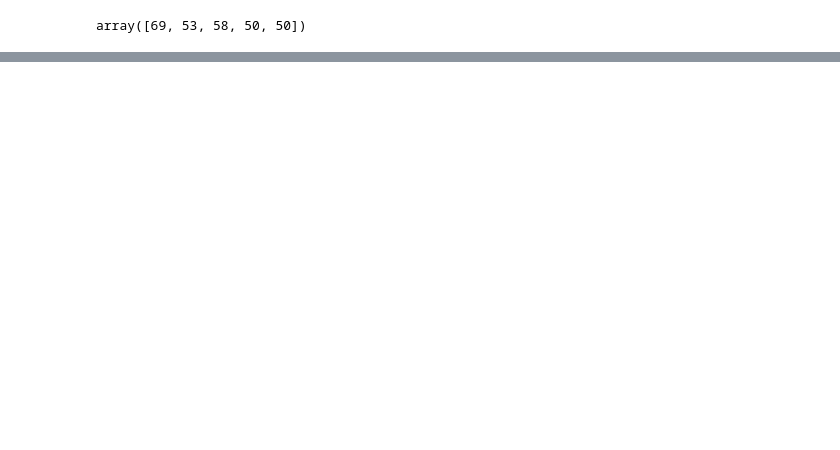
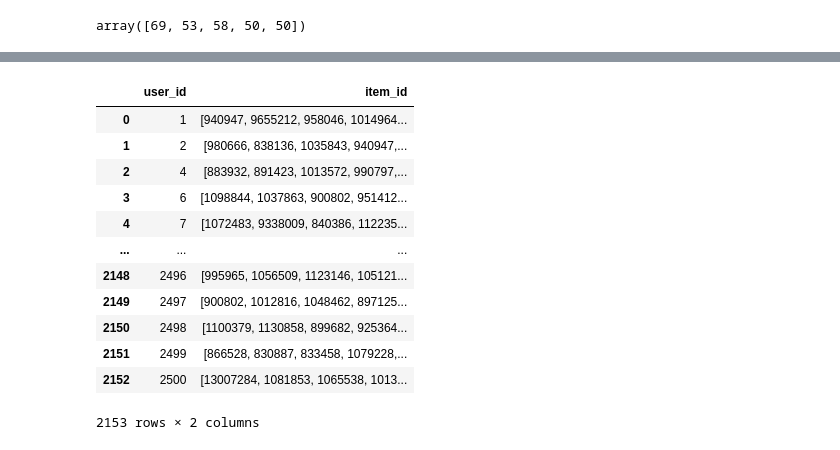
Before and after one commit to VitalyGladyshev/gb_rec_sys, a Jupyter notebook: rc_hw_06.ipynb, the cells around one changed output, grey strips where cells are left out. Saved outputs shown, nothing was run; the diff lists cells and outputs as text; code cells hidden in the pictures; blank space fills up the shorter version.

```diff
--- a/rc_hw_06.ipynb
+++ b/rc_hw_06.ipynb
@@ -728,0 +782,17 @@ ranker_prediction.tail()
+# %%
+renked_res = ranker_prediction.groupby('user_id')['item_id'].unique().reset_index()
+renked_res
+# %% [output]
+|  | user_id | item_id |
+| 0 | 1 | [940947, 9655212, 958046, 1014964... |
+| 1 | 2 | [980666, 838136, 1035843, 940947,... |
+| 2 | 4 | [883932, 891423, 1013572, 990797,... |
+| 3 | 6 | [1098844, 1037863, 900802, 951412... |
+| 4 | 7 | [1072483, 9338009, 840386, 112235... |
+| ... | ... | ... |
+| 2148 | 2496 | [995965, 1056509, 1123146, 105121... |
+| 2149 | 2497 | [900802, 1012816, 1048462, 897125... |
+| 2150 | 2498 | [1100379, 1130858, 899682, 925364... |
+| 2151 | 2499 | [866528, 830887, 833458, 1079228,... |
+| 2152 | 2500 | [13007284, 1081853, 1065538, 1013... |
+2153 rows × 2 columns
```
Also changed, not shown: parts of 43 cells of this notebook.
